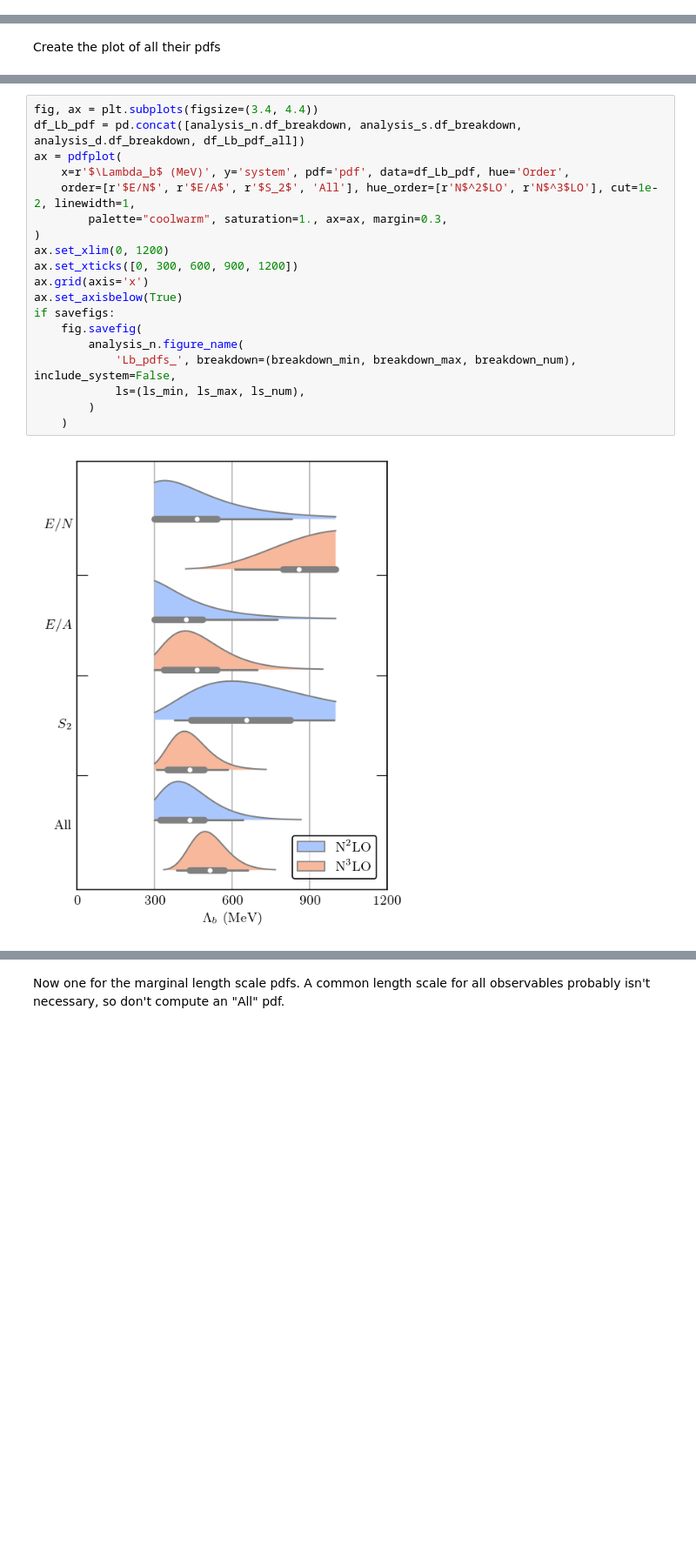
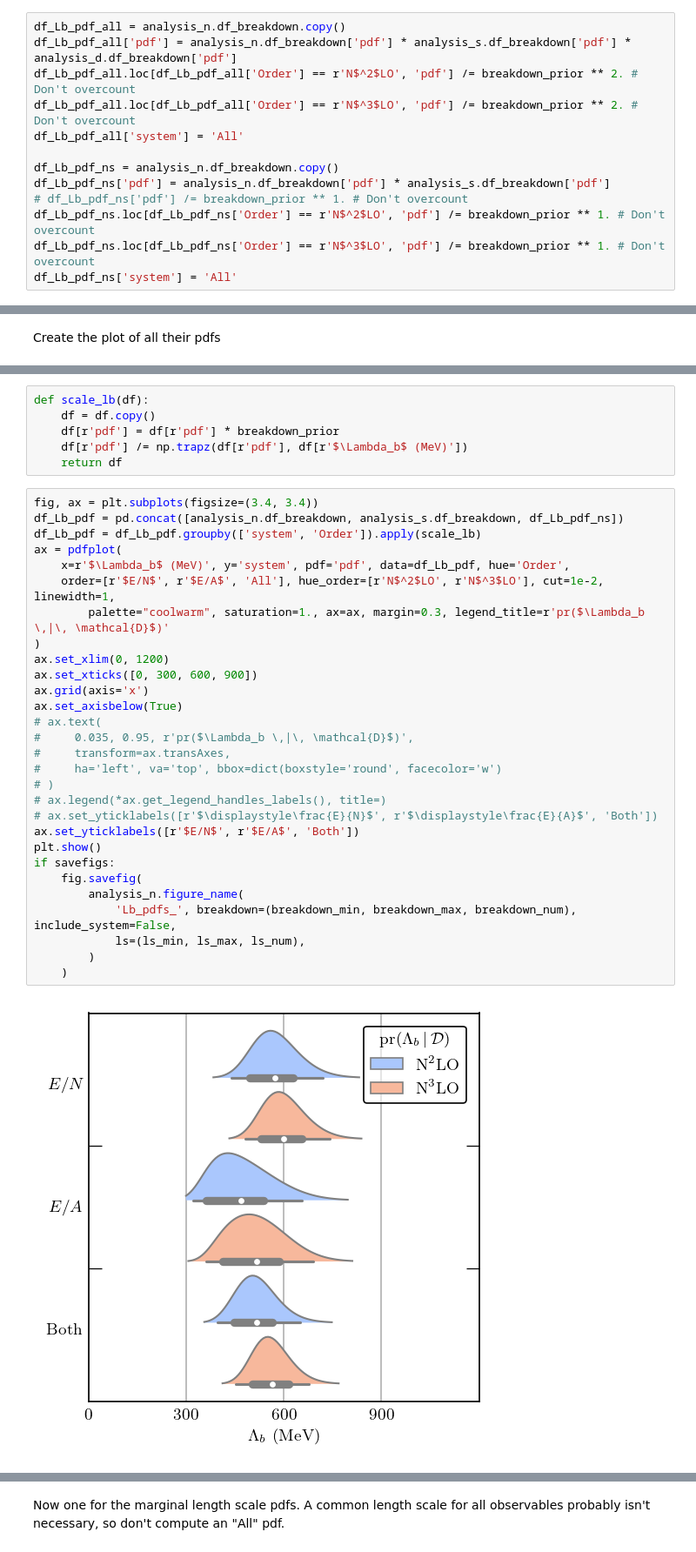
Before and after one commit to buqeye/nuclear-matter-convergence, a Jupyter notebook: analysis/correlated_matter_analysis_refactored.ipynb, the cells around one changed output, grey strips where cells are left out. Shown at 87% size. Saved outputs shown, nothing was run; the diff lists cells and outputs as text; blank space fills up the shorter version.

```diff
--- a/analysis/correlated_matter_analysis_refactored.ipynb
+++ b/analysis/correlated_matter_analysis_refactored.ipynb
@@ -323,3 +548,16 @@ df_Lb_pdf_all['system'] = 'All'
+# %%
+df_Lb_pdf_all = analysis_n.df_breakdown.copy()
+df_Lb_pdf_all['pdf'] = analysis_n.df_breakdown['pdf'] * analysis_s.df_breakdown['pdf'] * analysis_d.df_breakdown['pdf']
+df_Lb_pdf_all.loc[df_Lb_pdf_all['Order'] == r'N$^2$LO', 'pdf'] /= breakdown_prior ** 2. # Don't overcount
+df_Lb_pdf_all.loc[df_Lb_pdf_all['Order'] == r'N$^3$LO', 'pdf'] /= breakdown_prior ** 2. # Don't overcount
+df_Lb_pdf_all['system'] = 'All'
+
+df_Lb_pdf_ns = analysis_n.df_breakdown.copy()
+df_Lb_pdf_ns['pdf'] = analysis_n.df_breakdown['pdf'] * analysis_s.df_breakdown['pdf']
+# df_Lb_pdf_ns['pdf'] /= breakdown_prior ** 1. # Don't overcount
+df_Lb_pdf_ns.loc[df_Lb_pdf_ns['Order'] == r'N$^2$LO', 'pdf'] /= breakdown_prior ** 1. # Don't overcount
+df_Lb_pdf_ns.loc[df_Lb_pdf_ns['Order'] == r'N$^3$LO', 'pdf'] /= breakdown_prior ** 1. # Don't overcount
+df_Lb_pdf_ns['system'] = 'All'
 # %%
 def dict_to_str(d):
     s = ''
@@ -353,23 +590,39 @@ if savefigs:
+# %%
+def scale_lb(df):
+    df = df.copy()
+    df[r'pdf'] = df[r'pdf'] * breakdown_prior
+    df[r'pdf'] /= np.trapz(df[r'pdf'], df[r'$\Lambda_b$ (MeV)'])
+    return df
 # %%
-fig, ax = plt.subplots(figsize=(3.4, 4.4))
-df_Lb_pdf = pd.concat([analysis_n.df_breakdown, analysis_s.df_breakdown, analysis_d.df_breakdown, df_Lb_pdf_all])
+fig, ax = plt.subplots(figsize=(3.4, 3.4))
+df_Lb_pdf = pd.concat([analysis_n.df_breakdown, analysis_s.df_breakdown, df_Lb_pdf_ns])
+df_Lb_pdf = df_Lb_pdf.groupby(['system', 'Order']).apply(scale_lb)
 ax = pdfplot(
     x=r'$\Lambda_b$ (MeV)', y='system', pdf='pdf', data=df_Lb_pdf, hue='Order',
-    order=[r'$E/N$', r'$E/A$', r'$S_2$', 'All'], hue_order=[r'N$^2$LO', r'N$^3$LO'], cut=1e-2, linewidth=1,
-        palette="coolwarm", saturation=1., ax=ax, margin=0.3,
+    order=[r'$E/N$', r'$E/A$', 'All'], hue_order=[r'N$^2$LO', r'N$^3$LO'], cut=1e-2, linewidth=1,
+        palette="coolwarm", saturation=1., ax=ax, margin=0.3, legend_title=r'pr($\Lambda_b \,|\, \mathcal{D}$)'
 )
 ax.set_xlim(0, 1200)
-ax.set_xticks([0, 300, 600, 900, 1200])
+ax.set_xticks([0, 300, 600, 900])
 ax.grid(axis='x')
 ax.set_axisbelow(True)
+# ax.text(
+#     0.035, 0.95, r'pr($\Lambda_b \,|\, \mathcal{D}$)',
+#     transform=ax.transAxes,
+#     ha='left', va='top', bbox=dict(boxstyle='round', facecolor='w')
+# )
+# ax.legend(*ax.get_legend_handles_labels(), title=)
+# ax.set_yticklabels([r'$\displaystyle\frac{E}{N}$', r'$\displaystyle\frac{E}{A}$', 'Both'])
+ax.set_yticklabels([r'$E/N$', r'$E/A$', 'Both'])
+plt.show()
 if savefigs:
     fig.savefig(
         analysis_n.figure_name(
             'Lb_pdfs_', breakdown=(breakdown_min, breakdown_max, breakdown_num), include_system=False,
             ls=(ls_min, ls_max, ls_num),
         )
     )
 # %% [output]
-[figure, old version]
+[figure, new version]
 # %%
 lb_max_mask = \
```
Also changed, not shown: parts of 141 cells of this notebook.
